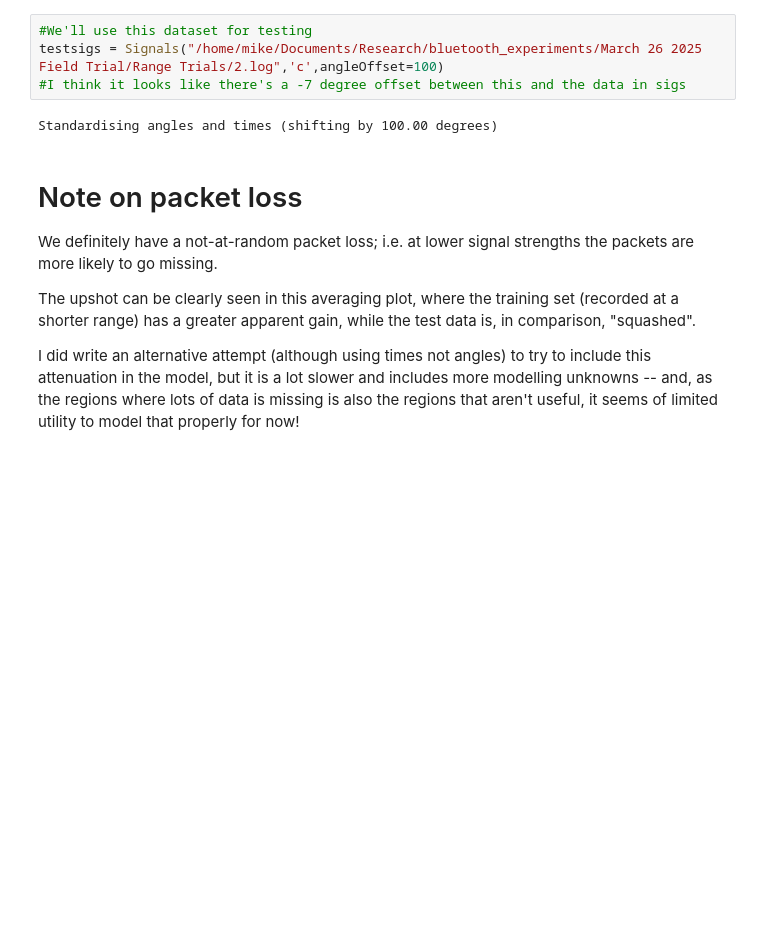
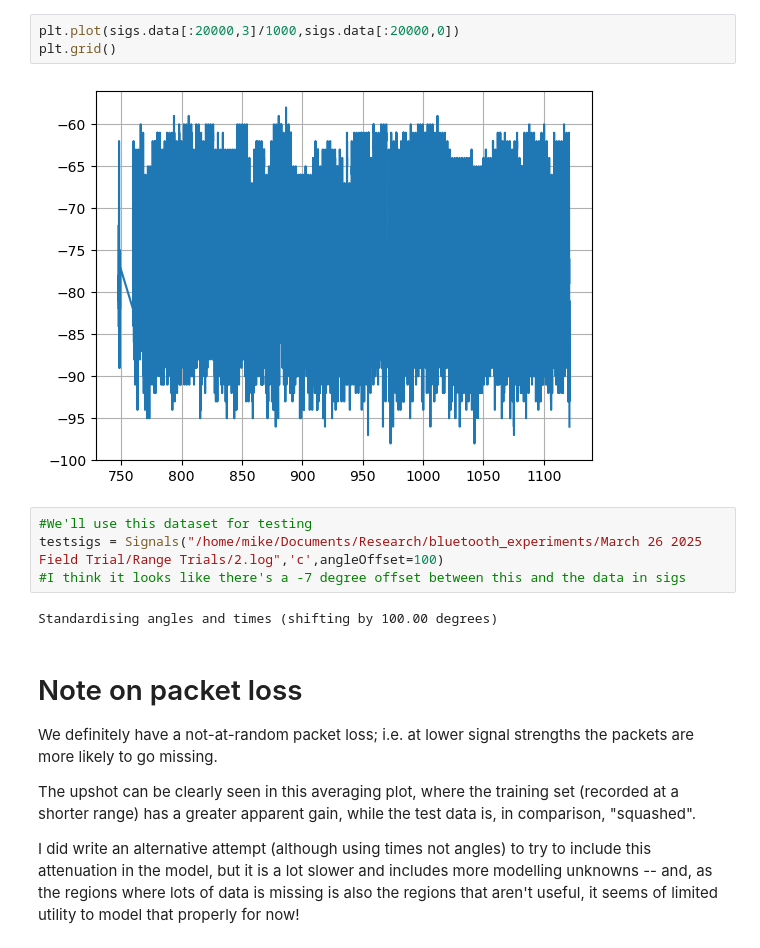
Before and after one commit to SheffieldMLtracking/BLEanalysis, a Jupyter notebook: jupyter/Angle Inference.ipynb, the cells around one changed output. Saved outputs shown, nothing was run; the diff lists cells and outputs as text; blank space fills up the shorter version.

```diff
--- a/jupyter/Angle Inference.ipynb
+++ b/jupyter/Angle Inference.ipynb
@@ -20,3 +30,8 @@ Transmitter       Number of records
+# %%
+plt.plot(sigs.data[:20000,3]/1000,sigs.data[:20000,0])
+plt.grid()
+# %% [output]
+[figure, added]
 # %%
 #We'll use this dataset for testing
 testsigs = Signals("/home/mike/Documents/Research/bluetooth_experiments/March 26 2025 Field Trial/Range Trials/2.log",'c',angleOffset=100)
```
Also changed, not shown: parts of 5 cells of this notebook.
